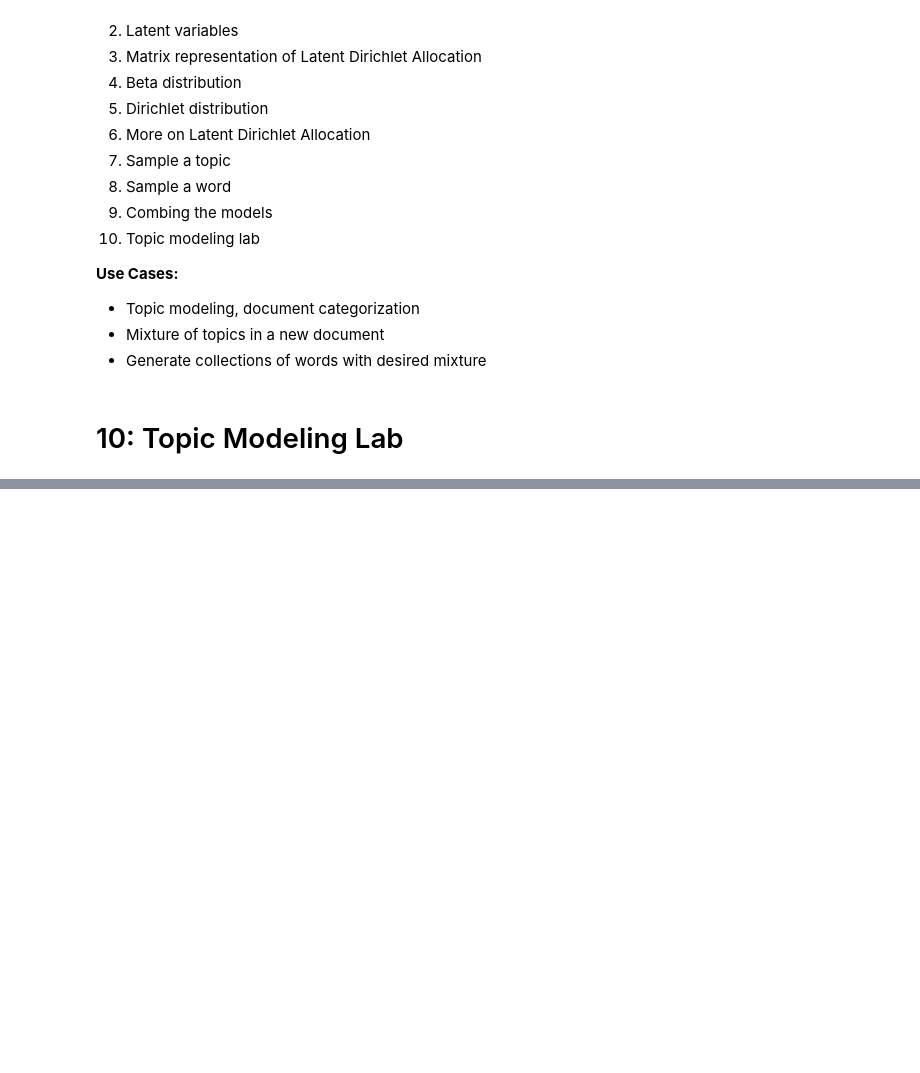
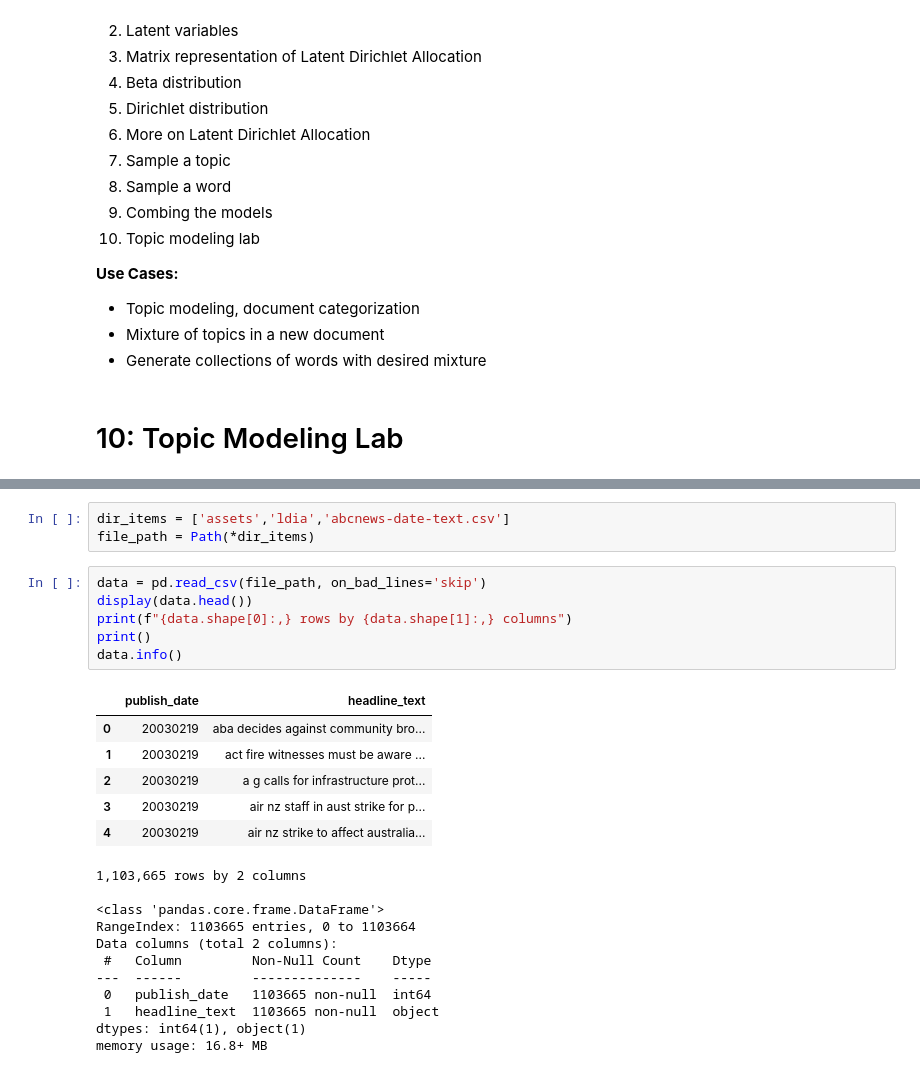
Before and after one commit to ChristopherDaigle/udacity_nlp_nanodeg, a Jupyter notebook: 02_computing-with-NLP/03-topic_modeling.ipynb, the cells around one changed output, grey strips where cells are left out. Saved outputs shown, nothing was run; the diff lists cells and outputs as text; blank space fills up the shorter version.

```diff
--- a/02_computing-with-NLP/03-topic_modeling.ipynb
+++ b/02_computing-with-NLP/03-topic_modeling.ipynb
@@ -347,0 +370,27 @@ In this lesson, we covered:
+# %%
+dir_items = ['assets','ldia','abcnews-date-text.csv']
+file_path = Path(*dir_items)
+# %%
+data = pd.read_csv(file_path, on_bad_lines='skip')
+display(data.head())
+print(f"{data.shape[0]:,} rows by {data.shape[1]:,} columns")
+print()
+data.info()
+# %% [output]
+|  | publish_date | headline_text |
+| 0 | 20030219 | aba decides against community bro... |
+| 1 | 20030219 | act fire witnesses must be aware ... |
+| 2 | 20030219 | a g calls for infrastructure prot... |
+| 3 | 20030219 | air nz staff in aust strike for p... |
+| 4 | 20030219 | air nz strike to affect australia... |
+1,103,665 rows by 2 columns
+
+<class 'pandas.core.frame.DataFrame'>
+RangeIndex: 1103665 entries, 0 to 1103664
+Data columns (total 2 columns):
+ #   Column         Non-Null Count    Dtype
+---  ------         --------------    -----
+ 0   publish_date   1103665 non-null  int64
+ 1   headline_text  1103665 non-null  object
+dtypes: int64(1), object(1)
+memory usage: 16.8+ MB
```
Also changed, not shown: parts of 51 cells of this notebook, 1 other file.
